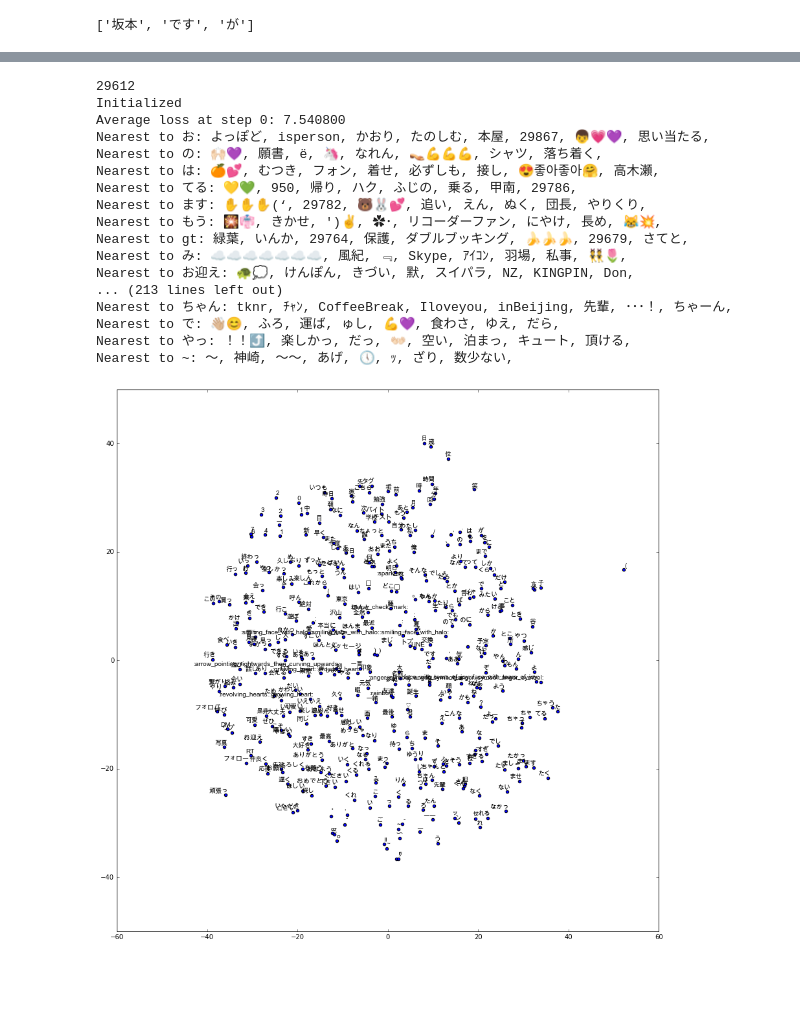
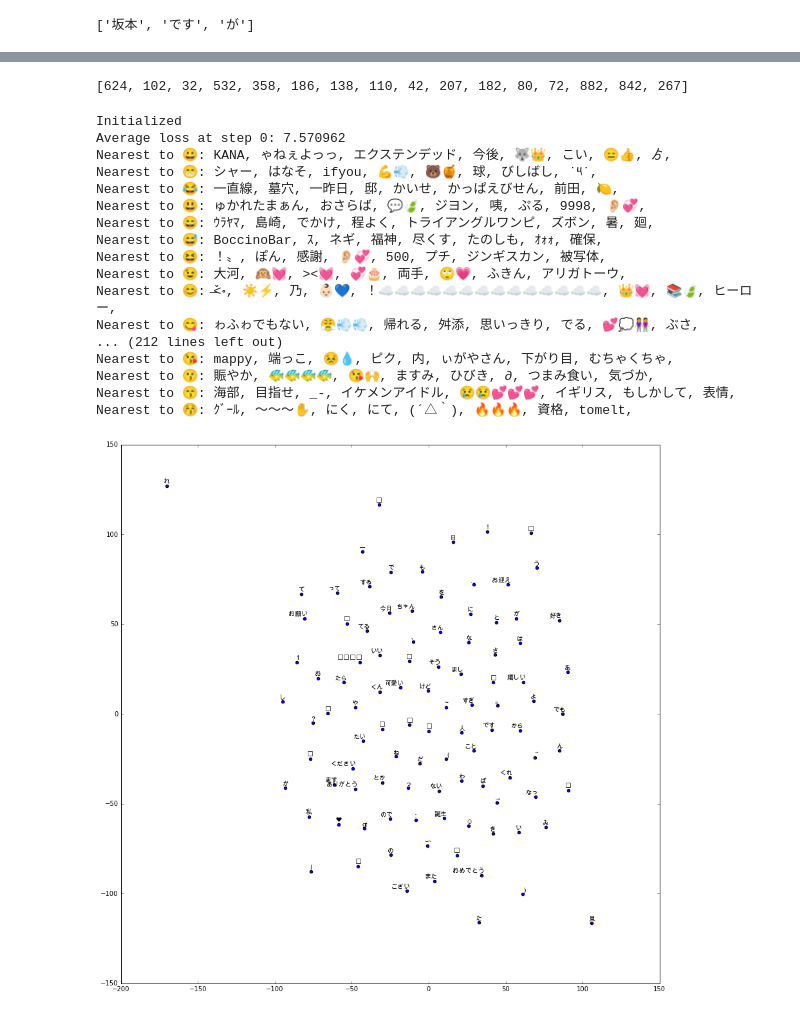
Before and after one commit to vanhuyz/seq2emoji, a Jupyter notebook: main.ipynb, the cells around one changed output, grey strips where cells are left out. Drawn from its saved outputs; the diff is of its cells as text; code cells hidden in the pictures; blank space fills up the shorter version.

Commit message:
Modify skip-gram

```diff
--- a/main.ipynb
+++ b/main.ipynb
@@ -133,7 +217,8 @@ num_skips = 2 # How many times to reuse an input to generate a label.
 # construction are also the most frequent.
 valid_size = 16 # Random set of words to evaluate similarity on.
 valid_window = 100 # Only pick dev samples in the head of the distribution.
-valid_examples = np.array(random.sample(range(valid_window), valid_size))
+# valid_examples = np.array(random.sample(range(valid_window), valid_size))
+valid_examples = [dictionary[emoji] for emoji in emojis[:valid_size]]
 num_sampled = 64 # Number of negative examples to sample.
 
 graph = tf.Graph()
@@ -176,6 +261,12 @@ with graph.as_default(), tf.device('/cpu:0'):
   valid_embeddings = tf.nn.embedding_lookup(
     normalized_embeddings, valid_dataset)
   similarity = tf.matmul(valid_embeddings, tf.transpose(normalized_embeddings))
+# %%
+# valid_examples = np.array(random.sample(range(valid_window), valid_size))
+valid_examples = [dictionary[emoji] for emoji in emojis[:valid_size]]
+print(valid_examples)
+# %% [output]
+[624, 102, 32, 532, 358, 186, 138, 110, 42, 207, 182, 80, 72, 882, 842, 267]
 # %%
 num_steps = 100001
 with tf.Session(graph=graph) as session:
@@ -184,8 +275,7 @@ with tf.Session(graph=graph) as session:
   average_loss = 0
 
   for step in range(num_steps):
-    batch_data, batch_labels = generate_batch(
-      batch_size, num_skips, skip_window)
+    batch_data, batch_labels = generate_batch(batch_size)
     feed_dict = {train_dataset : batch_data, train_labels : batch_labels}
     _, l = session.run([optimizer, loss], feed_dict=feed_dict)
     average_loss += l
@@ -212,44 +302,44 @@ with tf.Session(graph=graph) as session:
         print(log)
   final_embeddings = normalized_embeddings.eval()
 # %% [output]
-29612
 Initialized
-Average loss at step 0: 7.540800
-Nearest to お: よっぽど, isperson, かおり, たのしむ, 本屋, 29867, 👦💗💜, 思い当たる,
-Nearest to の: 🙌🏻💜, 願書, ё, ️🦄, なれん, 👡💪💪💪, シャツ, 落ち着く,
-Nearest to は: 🍊💕, むつき, フォン, 着せ, 必ずしも, 接し, 😍좋아좋아🤗, 高木瀬,
-Nearest to てる: 💛💚, 950, 帰り, ハク, ふじの, 乗る, 甲南, 29786,
-Nearest to ます: ✋✋✋(‘, 29782, 🐻🐰💕, 追い, えん, ぬく, 団長, やりくり,
-Nearest to もう: 🎇👘, きかせ, ')✌, ✿･, リコーダーファン, にやけ, 長め, 😹💥,
-Nearest to gt: 緑葉, いんか, 29764, 保護, ダブルブッキング, 🍌🍌🍌, 29679, さてと,
-Nearest to み: ☁☁☁☁☁☁☁, 風紀, ﹃, Skype, ｱｲｺﾝ, 羽場, 私事, 👯🌷,
-Nearest to お迎え: 🐢💭, けんぽん, きづい, 默, スイパラ, NZ, KINGPIN, Don,
-... (213 lines left out)
-Nearest to ちゃん: tknr, ﾁｬﾝ, CoffeeBreak, Iloveyou, inBeijing, 先輩, ･･･！, ちゃーん,
-Nearest to で: 👋🏼😊, ふろ, 運ば, ゅし, 💪💜, 食わさ, ゆえ, だら,
-Nearest to やっ: ！！⤴, 楽しかっ, だっ, 👐🏻, 空い, 泊まっ, キュート, 頂ける,
-Nearest to ~: ～, 神崎, ～～, あげ, 🕔, ｯ, ざり, 数少ない,
+Average loss at step 0: 7.570962
+Nearest to 😀: KANA, ゃねぇよっっ, エクステンデッド, 今後, 🐺👑, こい, 😑👍, ゟ,
+Nearest to 😁: シャー, はなそ, ifyou, 💪💨, 🐻🍯, 球, びしばし, ˙༥˙,
+Nearest to 😂: 一直線, 墓穴, 一昨日, 邸, かいせ, かっぱえびせん, 前田, 🍋,
+Nearest to 😃: ゅかれたまぁん, おさらば, 💬🍃, ジヨン, 咦, ぷる, 9998, 👂🏻💞,
+Nearest to 😄: ｳﾗﾔﾏ, 島崎, でかけ, 程よく, トライアングルワンピ, ズボン, 暑, 廻,
+Nearest to 😅: BoccinoBar, ｽ, ネギ, 福神, 尽くす, たのしも, ｵｫｫ, 確保,
+Nearest to 😆: ！〟, ぽん, 感謝, 👂🏻💞, 500, プチ, ジンギスカン, 被写体,
+Nearest to 😉: 大河, 🙉💓, ˃˂💓, 💞🎂, 両手, 🙄💗, ふきん, アリガトーウ,
+Nearest to 😊: ٚ˂̶॰, ☀⚡, 乃, 👶🏻💙, ！☁☁☁☁☁☁☁☁☁☁☁☁☁☁, 👑💓, 📚🍃, ヒーロー,
+Nearest to 😋: ゎふゎでもない, 😤💨💨, 帰れる, 舛添, 思いっきり, でる, 💕💭👭, ぶさ,
+... (212 lines left out)
+Nearest to 😘: mappy, 端っこ, 😣💧, ピク, 内, ぃがやさん, 下がり目, むちゃくちゃ,
+Nearest to 😗: 賑やか, 🐠🐠🐠🐠, 😘🙌, ますみ, ひびき, ∂, つまみ食い, 気づか,
+Nearest to 😙: 海部, 目指せ, _-, イケメンアイドル, 😢😢💕💕💕, イギリス, もしかして, 表情,
+Nearest to 😚: ｸﾞｰﾙ, ～～～✋, にく, にて, (´△｀), 🔥🔥🔥, 資格, tomelt,
 # %%
-num_points = 400
+num_points = 100
 
 tsne = TSNE(perplexity=30, n_components=2, init='pca', n_iter=5000)
 two_d_embeddings = tsne.fit_transform(final_embeddings[1:num_points+1, :])
 # %%
 from matplotlib.font_manager import FontProperties
 fp = FontProperties(fname='/Library/Fonts/Arial Unicode.ttf');
 # matplotlib.rc('font', family='Arial Unicode')
 
 def plot(embeddings, labels):
   assert embeddings.shape[0] >= len(labels), 'More labels than embeddings'
   pylab.figure(figsize=(15,15))  # in inches
   for i, label in enumerate(labels):
     x, y = embeddings[i,:]
     pylab.scatter(x, y)
-    pylab.annotate(Emoji.demojize(label), xy=(x, y), xytext=(5, 2), textcoords='offset points',
+    pylab.annotate(label, xy=(x, y), xytext=(5, 2), textcoords='offset points',
                    ha='right', va='bottom', fontproperties = fp)
   pylab.show()
 
 words = [reverse_dictionary[i] for i in range(1, num_points+1)]
 plot(two_d_embeddings, words)
 # %% [output]
-[figure, old version]
+[figure, new version]
```
Also changed, not shown: parts of 6 cells of this notebook.
